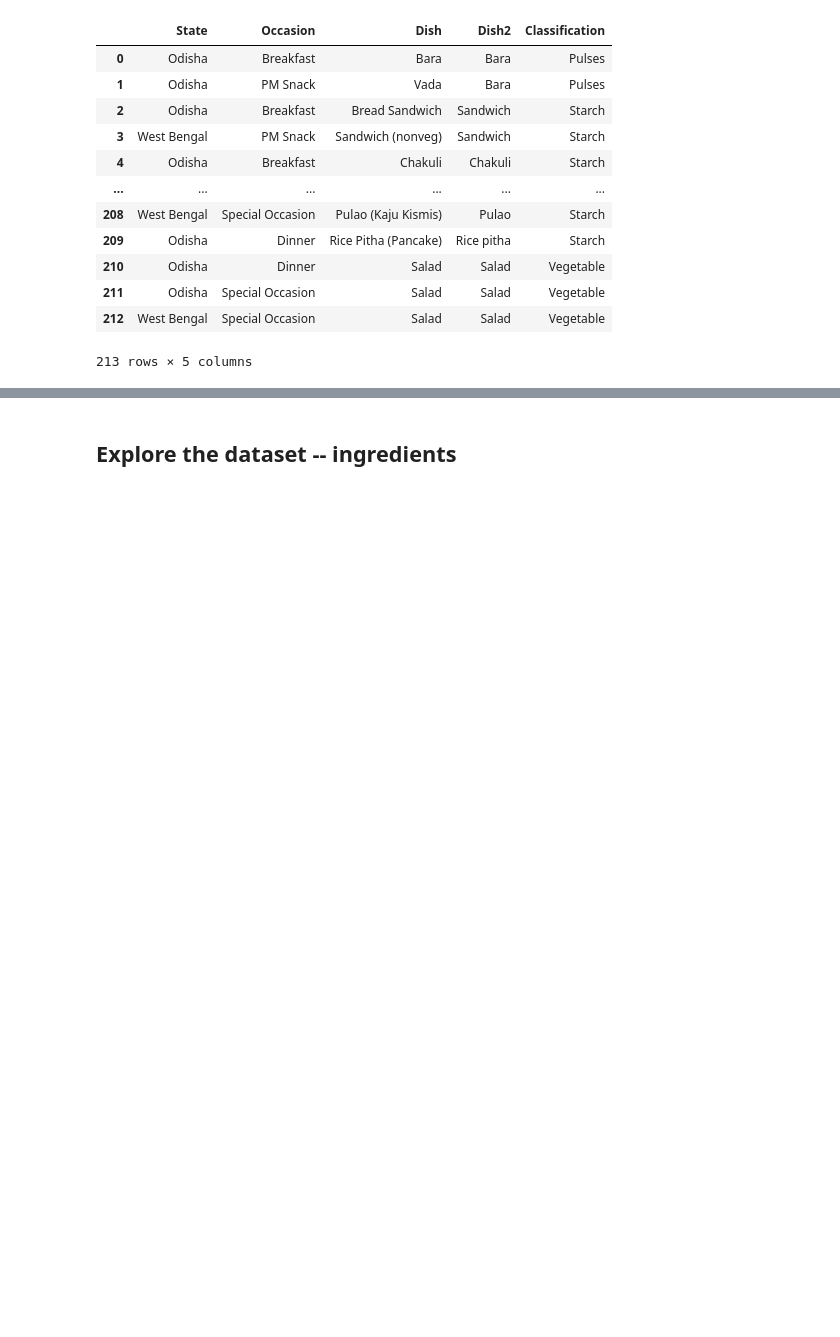
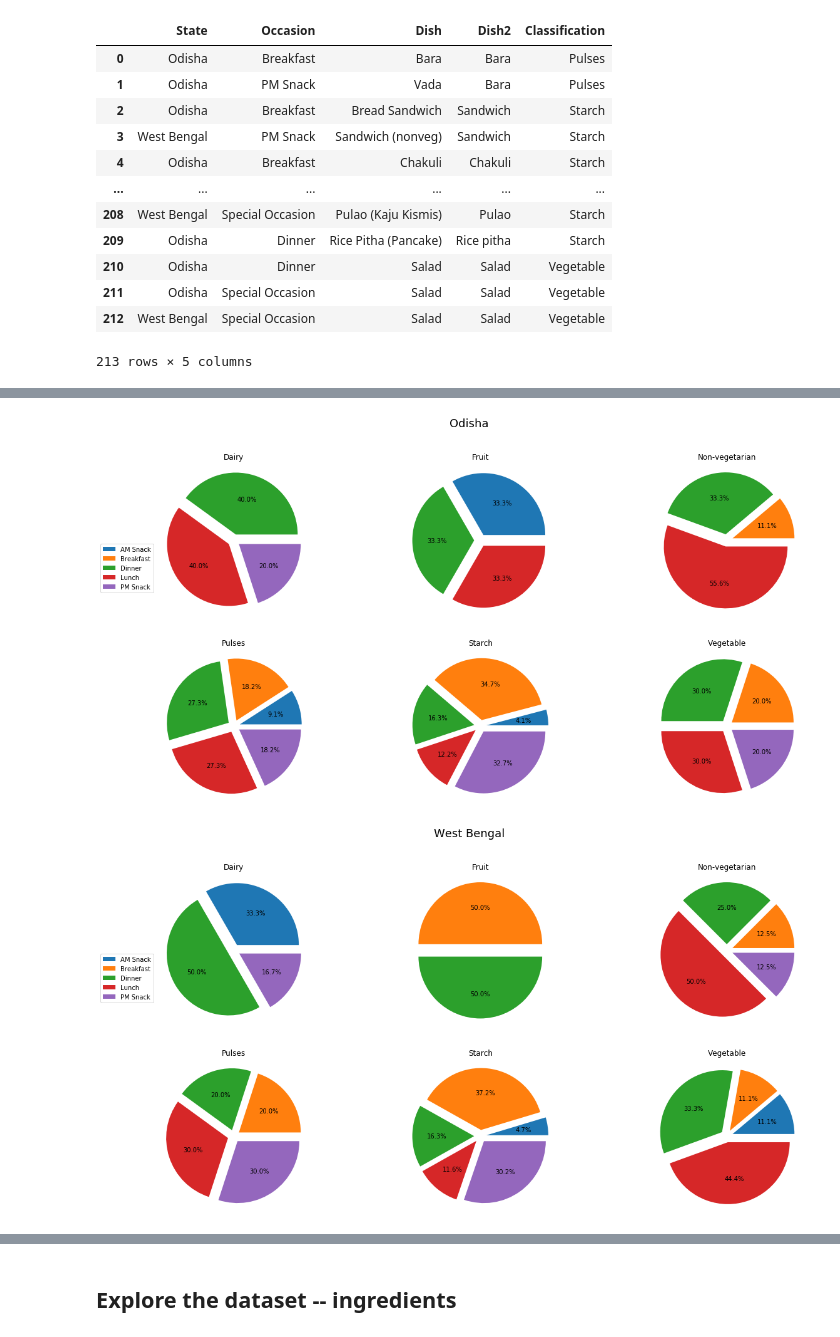
Before and after one commit to rochiecuevas/FoodChoice, a Jupyter notebook: Expert_Elicitation.ipynb, the cells around one changed output, grey strips where cells are left out. Cells and saved outputs as stored; diff of their text form; code cells hidden in the pictures; blank space fills up the shorter version.

```diff
--- a/Expert_Elicitation.ipynb
+++ b/Expert_Elicitation.ipynb
@@ -400,0 +406,27 @@ dish_grouped[dish_grouped["State"] == "Odisha"].sort_values("No_Occasions", asce
+# %%
+def create_piechart1(df, state, explode):
+    """ Create pie charts that show proportions of occasions per dish classification in the state """
+
+    fig, axes = plt.subplots(nrows = 2,
+                         ncols = 3,
+                         figsize = (20, 10))
+    labels = df[state].index
+    data = df[state]
+
+    for ax in axes.flat:
+        ax.axis("off")
+
+    for ax, col in zip(axes.flat, data.columns):
+        ax.pie(data[col],
+               autopct = my_autopct,
+               explode = explode)
+        ax.set(ylabel = "",
+               title = col,
+               aspect = "equal")
+
+    axes[0, 0].legend(labels, bbox_to_anchor = (0, 0.5))
+
+    plt.suptitle(state, fontsize = 18)
+    plt.savefig(f"pie_occasion_{state}.png", dpi = 300)
+    plt.savefig(f"pie_occasion_{state}.tif", dpi = 300)
+    plt.show()
@@ -464,0 +497,10 @@ df_grouped_classes2["West Bengal"].plot.bar()
+# %%
+# Reshape the dataframe for pie chart of proportion of occasions per dish classification
+df_grouped_classes2 = pd.pivot_table(df_grouped_classes,
+                                     values = "Dish",
+                                     index = "Occasion",
+                                     columns = ["State", "Classification"])
+df_grouped_classes2 = df_grouped_classes2.fillna(0)
+
+# Preview the dataframe
+df_grouped_classes2.head()
@@ -465 +516,9 @@ df_grouped_classes2["West Bengal"].plot.bar()
+# %%
+explode_occ = (0.1, 0.1, 0.1, 0.1, 0.1) # length of list is the number of occasions (excluding special occasions)
+
+for x in states:
+    create_piechart1(df_grouped_classes2, x, explode_occ)
+# %% [output]
+[figure, added]
+[figure, added]
 # %%
```
Also changed, not shown: parts of 10 cells of this notebook.
